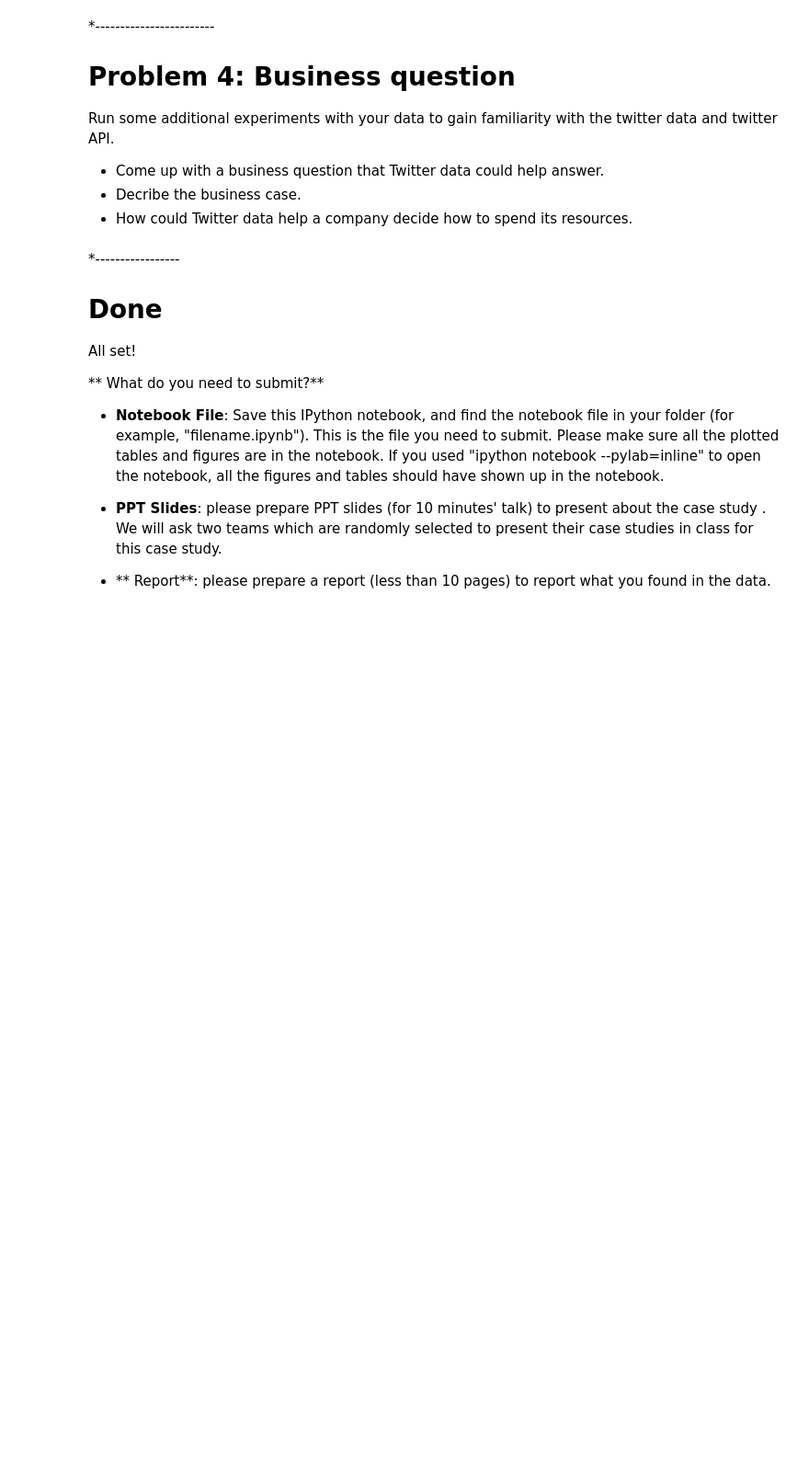
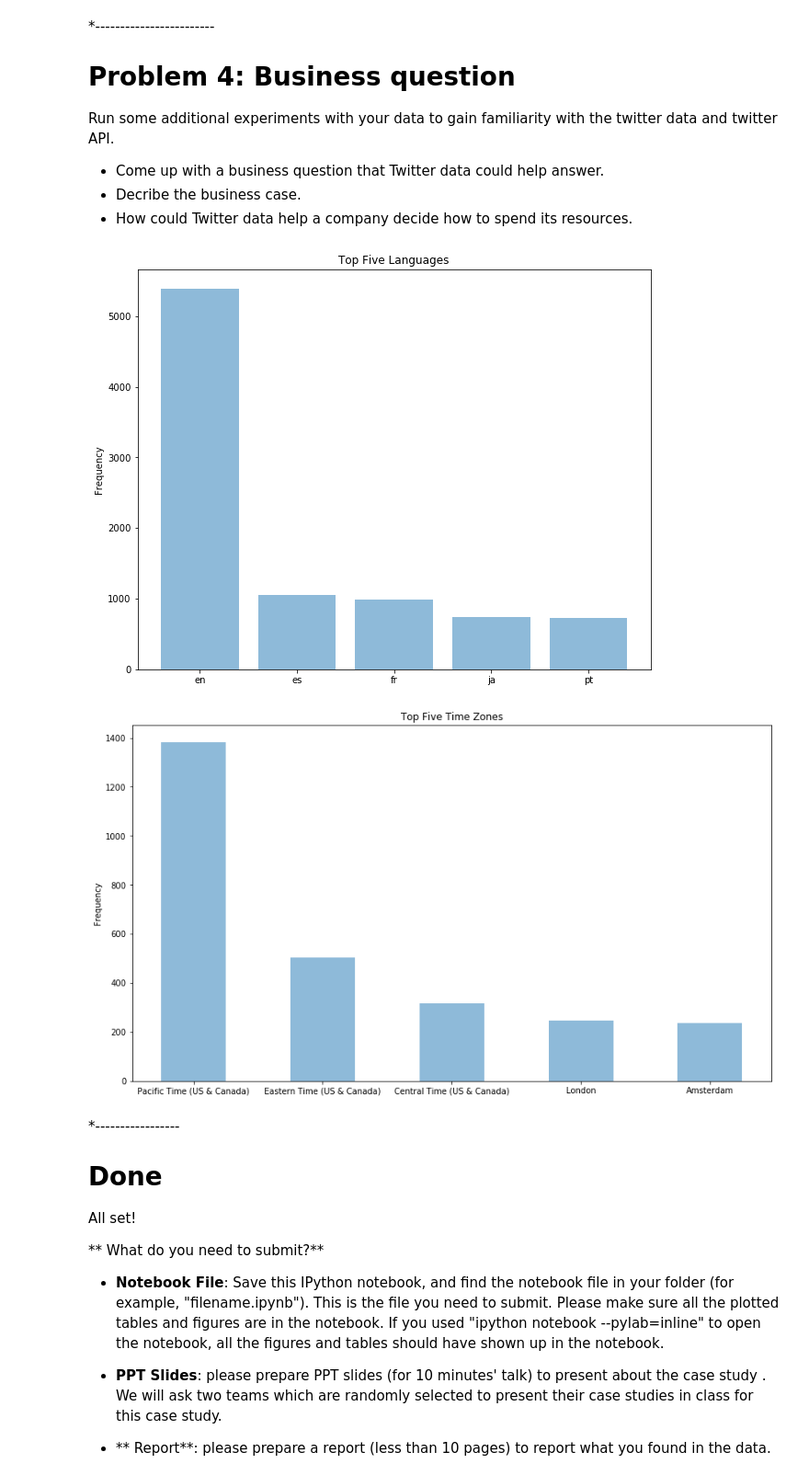
Before and after one commit to tianhaopx/Case-Study-of-Data-Science, a Jupyter notebook: CaseStudy1.ipynb, the cells around one changed output. Shown at 92% size. Saved outputs shown, nothing was run; the diff lists cells and outputs as text; code cells hidden in the pictures; blank space fills up the shorter version.

Commit message:
problem4 2 plots

```diff
--- a/CaseStudy1.ipynb
+++ b/CaseStudy1.ipynb
@@ -506,3 +501,64 @@ Run some additional experiments with your data to gain familiarity with the twit
+# %%
+#----------------------------------------------
+# Your code starts here
+#   Please add comments or text cells in between to explain the general idea of each block of the code.
+#   Please feel free to add more cells below this cell if necessary
+
+import matplotlib.pyplot as plt
+import json
+from collections import Counter
+
+#plot top five languages
+collect = []
+
+with open("problem1.json", 'r') as file:
+    data = json.loads(file.read())
+    for d in data:
+        if "lang" in d:
+            collect.append(d["lang"])
+
+counter = Counter(collect)
+zipped = list(zip(*counter.most_common()))
+x = [i for i in range(len(zipped[0]))]
+y = zipped[1]
+my_xticks = zipped[0]
+plt.figure(figsize=(10,8))
+plt.xticks(x[:5], my_xticks[:5])
+# plt.plot(x, y)
+plt.bar(x[:5],y[:5],align='center', alpha=0.5)
+plt.ylabel('Frequency')
+plt.title('Top Five Languages')
+# plt.plot(zipped[0], zipped[1], 'ro')
+plt.show()
+
+#plot top five time zones
+collect1 = []
+with open("problem1.json", 'r') as file:
+    data = json.loads(file.read())
+    for d1 in data:
+        if "user" in d1:
+            user_data=d1["user"]
+            if "time_zone" in user_data:
+                if user_data["time_zone"] is not None:
+                    collect1.append(user_data["time_zone"])
+counter1 = Counter(collect1)
+# print(collect1)
+# print(counter1)
+zipped1 = list(zip(*counter1.most_common()))
+x1 = [i for i in range(len(zipped1[0]))]
+y1 = zipped1[1]
+my_xticks1 = zipped1[0]
+plt.figure(figsize=(14,8))
+plt.xticks(x1[:5], my_xticks1[:5])
+# plt.plot(x, y)
+plt.bar(x1[:5],y1[:5],width=0.5,align='center', alpha=0.5)
+plt.ylabel('Frequency')
+plt.title('Top Five Time Zones')
+# plt.plot(zipped[0], zipped[1], 'ro')
+plt.show()
+# %% [output]
+[figure, added]
+[figure, added]
 # %% [markdown]
 *-----------------
 # Done
```
Also changed, not shown: parts of 1 cell of this notebook.
